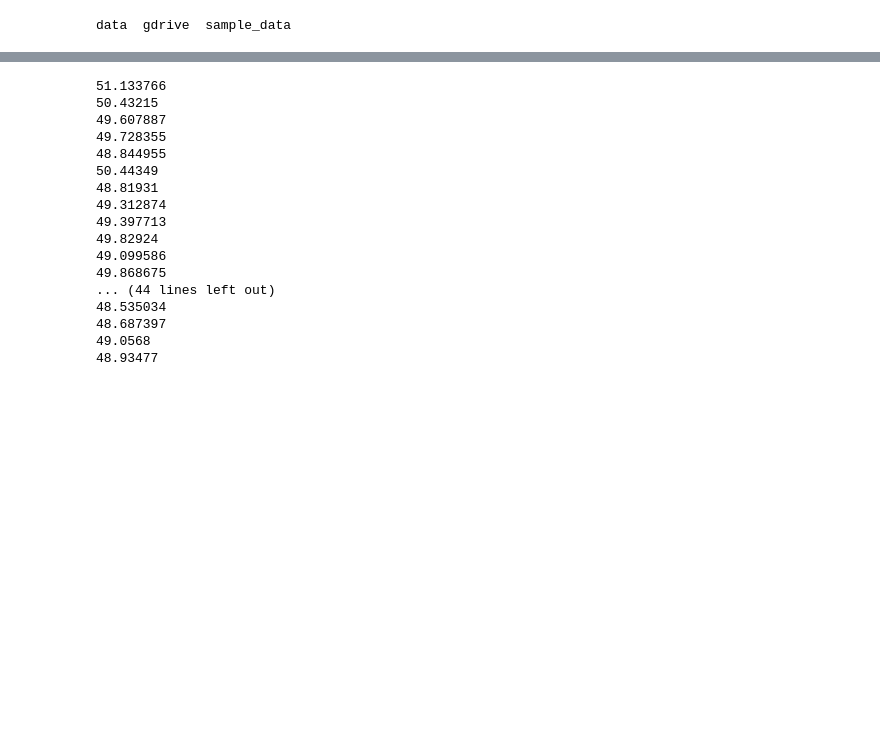
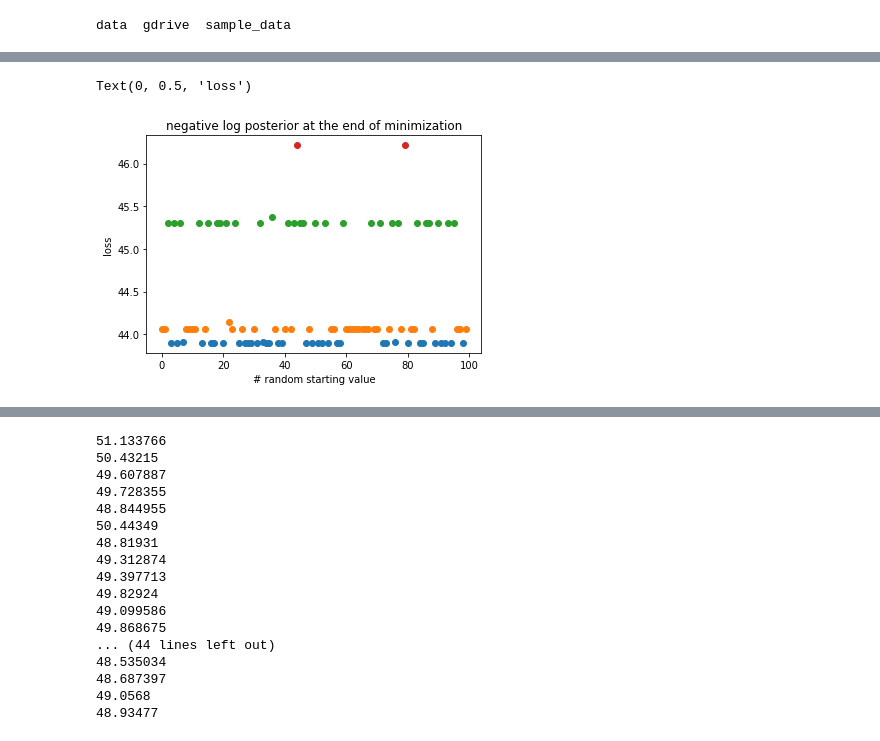
Before and after one commit to VMBoehm/DeNoPa, a Jupyter notebook: Laplace_Around_MAP_External_Generator.ipynb, the cells around one changed output, grey strips where cells are left out. Cells and saved outputs as stored; diff of their text form; code cells hidden in the pictures; blank space fills up the shorter version.

```diff
--- a/Laplace_Around_MAP_External_Generator.ipynb
+++ b/Laplace_Around_MAP_External_Generator.ipynb
@@ -322,10 +320,0 @@ for jj in range(-20,20):
-# %%
-minima = np.asarray(minima)
-x = np.arange(-20,20)
-plt.figure()
-plt.title('distribution of minima for different starting values')
-for ii, x_ in enumerate(x):
-  plt.plot(np.arange(hidden_size),minima[ii,0,:], ls='', marker='o',label='start val = %d'%x_)
-plt.legend(ncol=4, loc=(1.01,0))
-plt.xlabel('hidden variable')
-plt.ylabel('value')
@@ -433,0 +403,14 @@ for jj in range(64):
+# %%
+minima=[]
+min_loss=[]
+n_samples=100
+for jj in range(n_samples):
+  print(jj)
+  ini = np.random.random((batch_size,hidden_size))*50-25.
+  print(ini)
+  sess.run(MAP_reset,feed_dict={x_corr: masked_data, mymask: mask, MAP_ini:ini})
+  for lrate,num in zip([1e-1,1e-2, 1e-3, 1e-5],[300,400,1000,1000]):
+    for ii in range(num):
+      _, ll = sess.run([opt_op2,loss],feed_dict={x_corr: masked_data, lr:lrate, mymask:mask})
+  minima+=[sess.run(MAP,feed_dict={x_corr: masked_data, mymask: mask, MAP_ini:ini})]
+  min_loss+=[ll]
@@ -433,0 +435,19 @@ for jj in range(64):
+# %%
+min_loss = np.asarray(min_loss)
+index1 = np.where(min_loss<43.95)
+index3 = np.where((min_loss>45)*(min_loss<46))
+index4 = np.where(min_loss>46)
+index2 = np.where((min_loss>43.95)*(min_loss<45))
+x = np.arange(n_samples)
+plt.figure()
+plt.title('negative log posterior at the end of minimization')
+plt.plot(x[index1],min_loss[index1], ls='', marker='o')
+plt.plot(x[index2],min_loss[index2], ls='', marker='o')
+plt.plot(x[index3],min_loss[index3], ls='', marker='o')
+plt.plot(x[index4],min_loss[index4], ls='', marker='o')
+#plt.legend(ncol=4, loc=(1.01,0))
+plt.xlabel('# random starting value')
+plt.ylabel('loss')
+# %% [output]
+Text(0, 0.5, 'loss')
+[figure, added]
```
Also changed, not shown: parts of 24 cells of this notebook.
